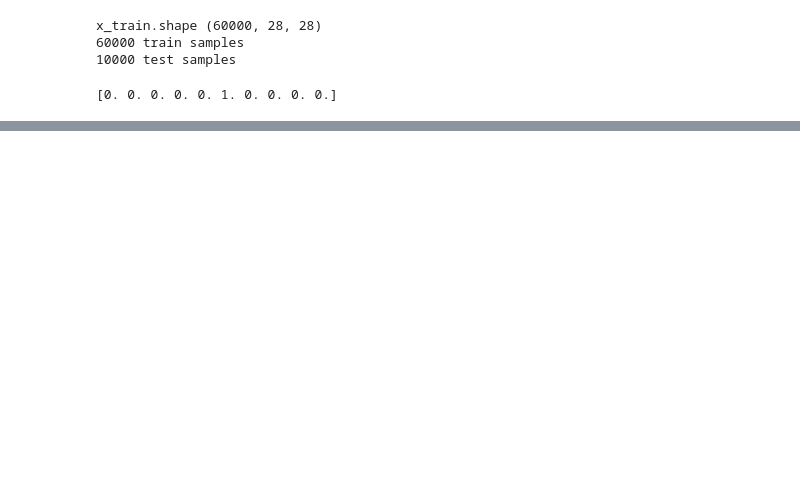
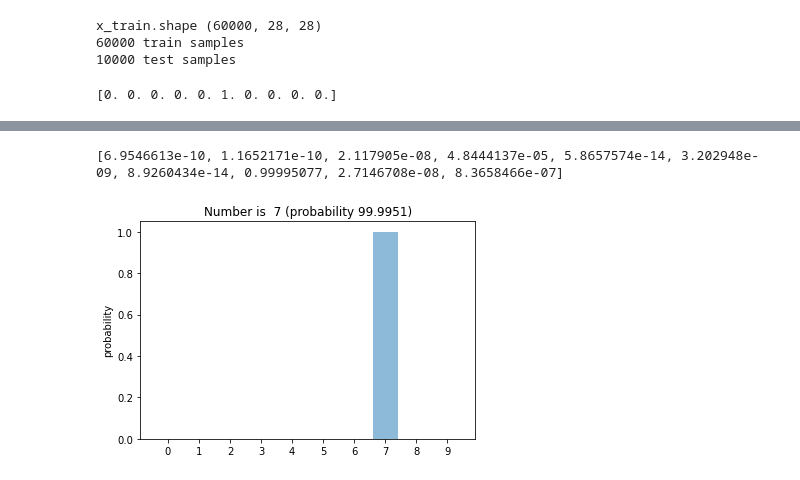
Before and after one commit to duhee01/MNIST_model, a Jupyter notebook: mnist_model.ipynb, the cells around one changed output, grey strips where cells are left out. Saved outputs shown, nothing was run; the diff lists cells and outputs as text; code cells hidden in the pictures; blank space fills up the shorter version.

```diff
--- a/mnist_model.ipynb
+++ b/mnist_model.ipynb
@@ -68,0 +109,15 @@ Epoch 20/100
+# %%
+digits = ('0','1','2','3','4','5','6','7','8','9')
+y_pos = np.arange(len(digits))
+performance = [val for val in result[0]]
+print(performance)
+result_probability = performance[result_number] #여기선 7
+plt.bar(y_pos, performance, align = 'center', alpha = 0.5)
+plt.xticks(y_pos,digits)
+plt.ylabel('probability')
+plt.title('Number is %2i (probability %7.4f)'% (result_number, result_probability*100))
+
+plt.show()
+# %% [output]
+[6.9546613e-10, 1.1652171e-10, 2.117905e-08, 4.8444137e-05, 5.8657574e-14, 3.202948e-09, 8.9260434e-14, 0.99995077, 2.7146708e-08, 8.3658466e-07]
+[figure, added]
```
Also changed, not shown: parts of 2 cells of this notebook.
